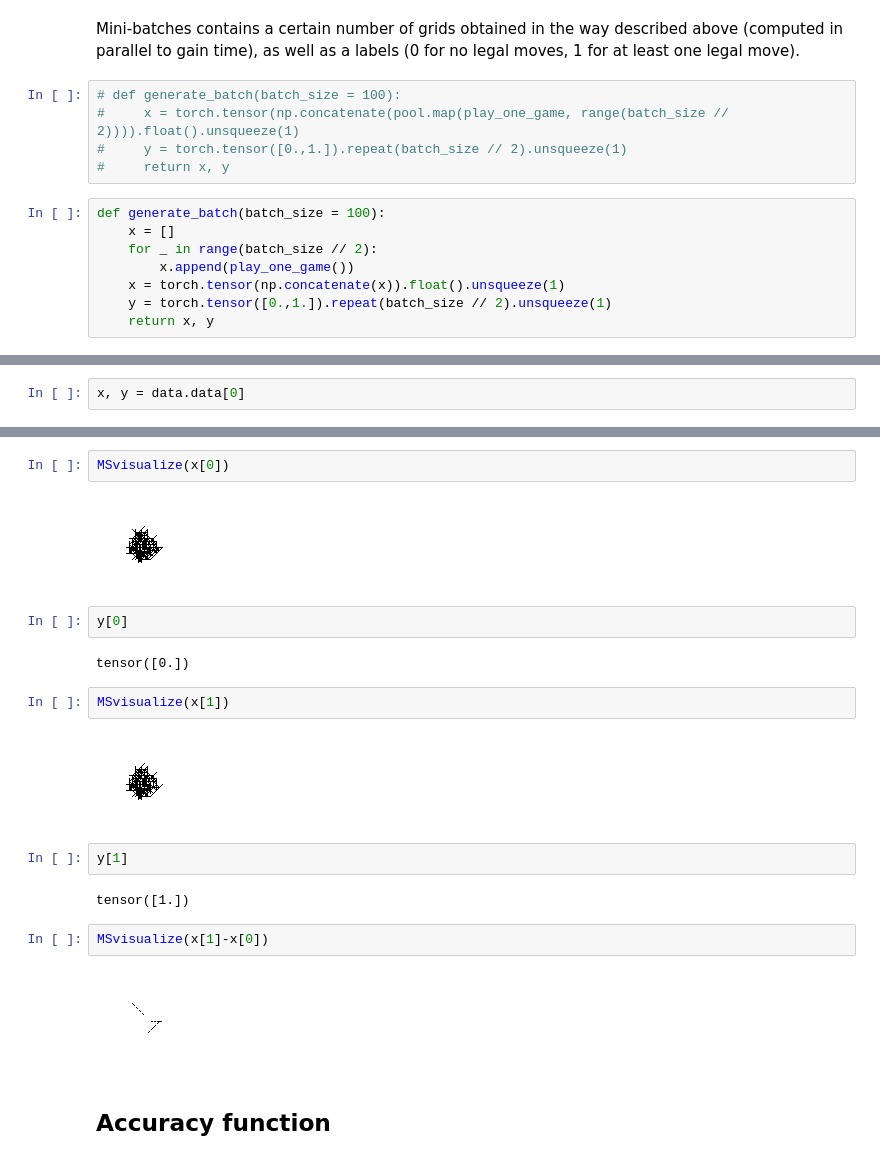
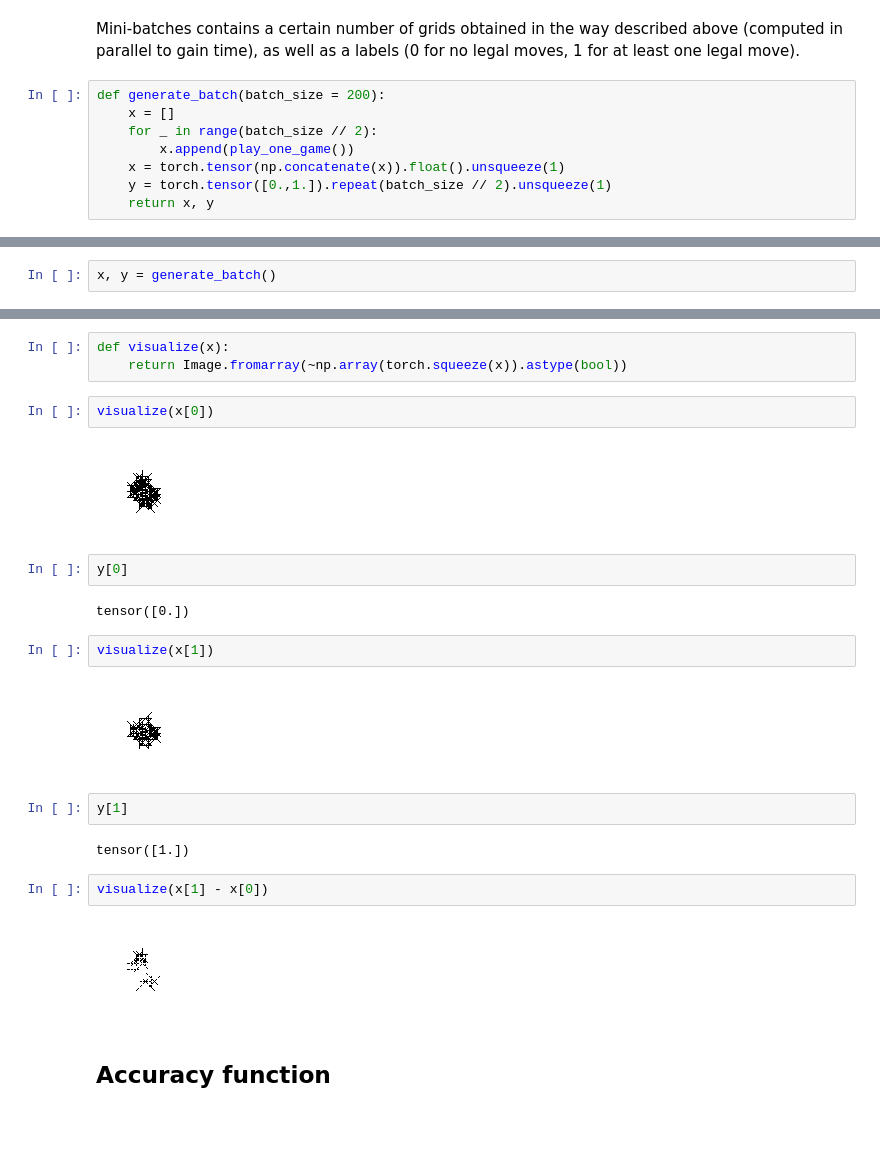
Before and after one commit to gillioz/MorpionSolitaire, a Jupyter notebook: deeplearning/Simple_binary_problem.ipynb, the cells around one changed output, grey strips where cells are left out. Drawn from its saved outputs; the diff is of its cells as text; blank space fills up the shorter version.

Commit message:
repeat deep learning experiment with new software (part 1)

```diff
--- a/deeplearning/Simple_binary_problem.ipynb
+++ b/deeplearning/Simple_binary_problem.ipynb
@@ -28,15 +34,10 @@ def play_one_game(host = 0): # dummy argument needed for passing to pool.map
 # %% [markdown]
 Mini-batches contains a certain number of grids obtained in the way described above (computed in parallel to gain time), as well as a labels (0 for no legal moves, 1 for at least one legal move).
 # %%
-# def generate_batch(batch_size = 100):
-#     x = torch.tensor(np.concatenate(pool.map(play_one_game, range(batch_size // 2)))).float().unsqueeze(1)
-#     y = torch.tensor([0.,1.]).repeat(batch_size // 2).unsqueeze(1)
-#     return x, y
+def generate_batch(batch_size = 200):
+    x = []
+    for _ in range(batch_size // 2):
+        x.append(play_one_game())
+    x = torch.tensor(np.concatenate(x)).float().unsqueeze(1)
+    y = torch.tensor([0.,1.]).repeat(batch_size // 2).unsqueeze(1)
+    return x, y
-# %%
-def generate_batch(batch_size = 100):
-    x = []
-    for _ in range(batch_size // 2):
-        x.append(play_one_game())
-    x = torch.tensor(np.concatenate(x)).float().unsqueeze(1)
-    y = torch.tensor([0.,1.]).repeat(batch_size // 2).unsqueeze(1)
-    return x, y
@@ -64,2 +46,2 @@ Number of mini-batches created: 0
 # %%
-x, y = data.data[0]
+x, y = generate_batch()
@@ -66,23 +52,26 @@ x, y = data.data[0]
+# %%
+def visualize(x):
+    return Image.fromarray(~np.array(torch.squeeze(x)).astype(bool))
 # %%
-MSvisualize(x[0])
+visualize(x[0])
 # %% [output]
-[figure, old version]
+[figure, new version]
 # %%
 y[0]
 # %% [output]
 tensor([0.])
 # %%
-MSvisualize(x[1])
+visualize(x[1])
 # %% [output]
-[figure, old version]
+[figure, new version]
 # %%
 y[1]
 # %% [output]
 tensor([1.])
 # %%
-MSvisualize(x[1]-x[0])
+visualize(x[1] - x[0])
 # %% [output]
-[figure, old version]
+[figure, new version]
 # %% [markdown]
 ## Accuracy function
 # %%
```
Also changed, not shown: parts of 41 cells of this notebook, 6 other files.
